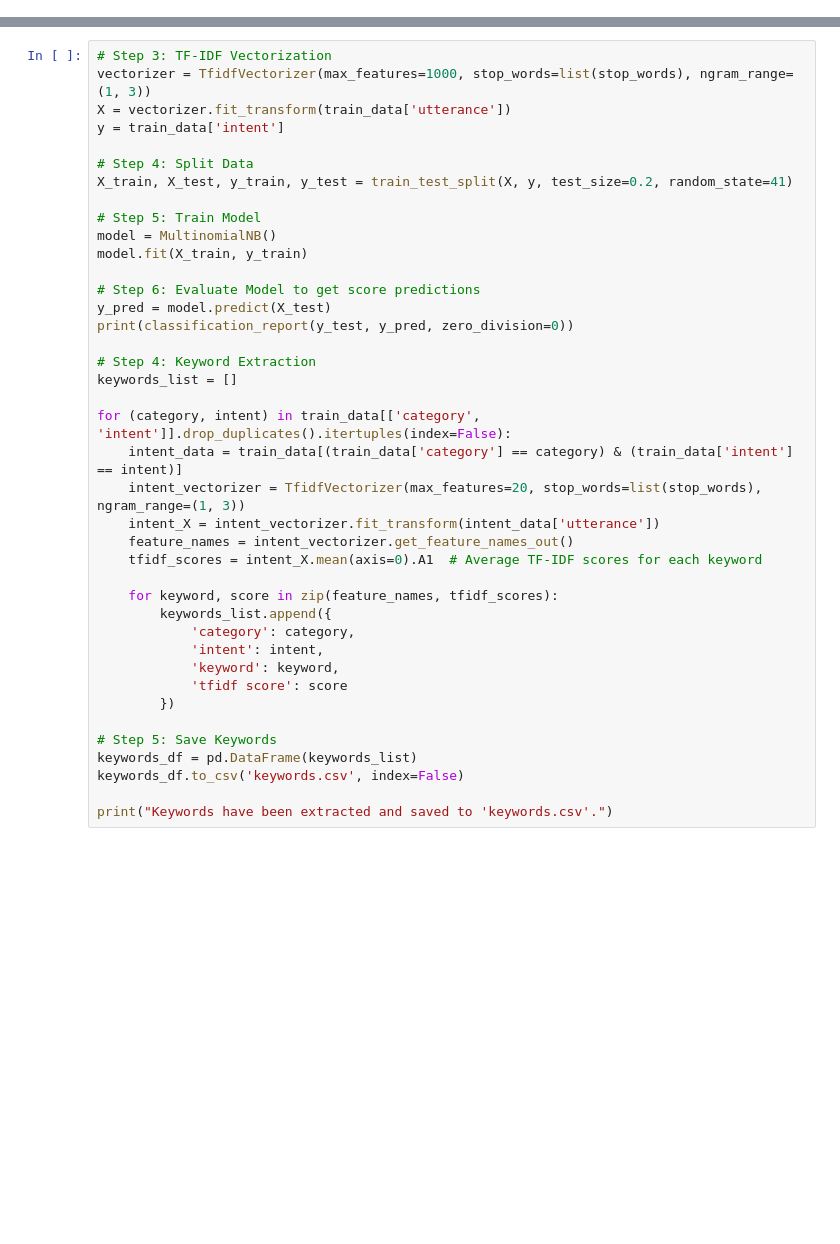
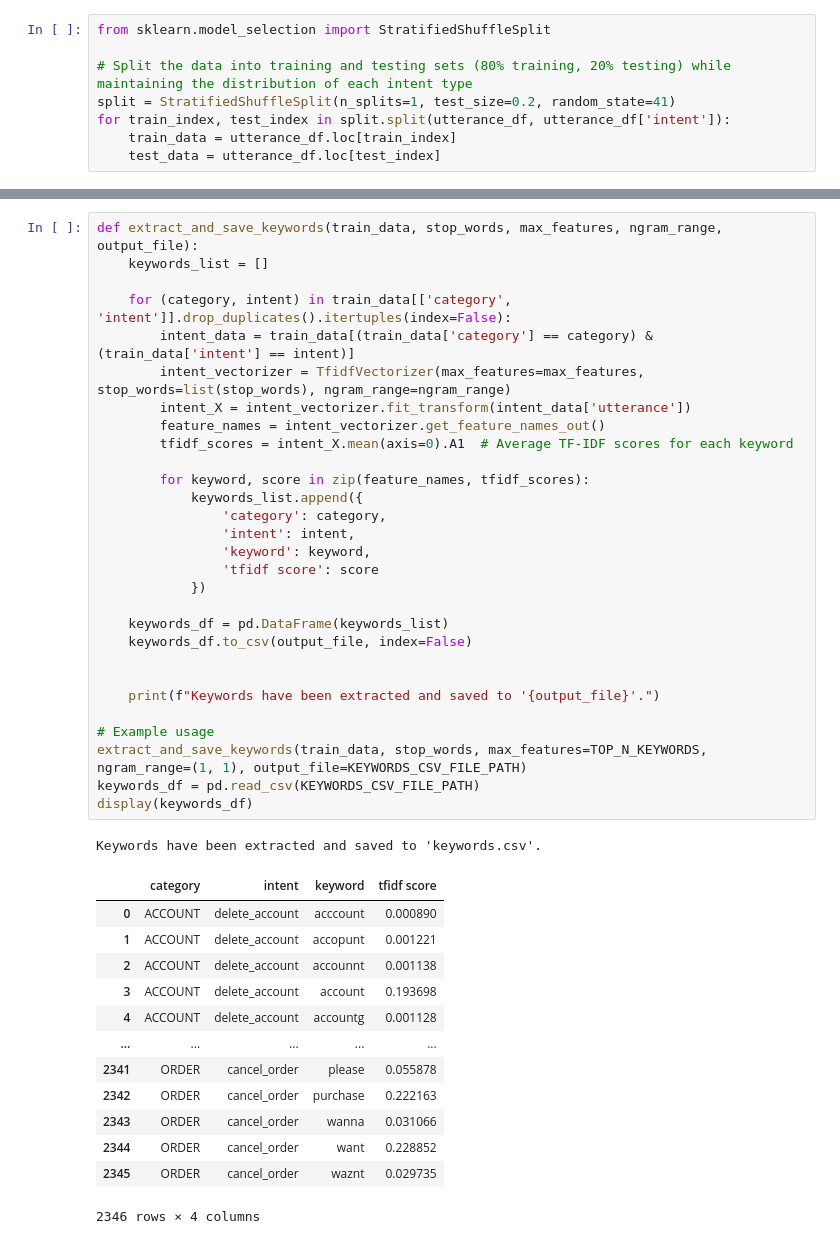
Before and after one commit to czer323/Utterance-Analysis, a Jupyter notebook: draft7.ipynb, the cells around one changed output, grey strips where cells are left out. Cells and saved outputs as stored; diff of their text form; blank space fills up the shorter version.

```diff
--- a/draft7.ipynb
+++ b/draft7.ipynb
@@ -79,0 +77,8 @@ display(test)
+# %%
+from sklearn.model_selection import StratifiedShuffleSplit
+
+# Split the data into training and testing sets (80% training, 20% testing) while maintaining the distribution of each intent type
+split = StratifiedShuffleSplit(n_splits=1, test_size=0.2, random_state=41)
+for train_index, test_index in split.split(utterance_df, utterance_df['intent']):
+    train_data = utterance_df.loc[train_index]
+    test_data = utterance_df.loc[test_index]
@@ -80,41 +119,45 @@ display(test)
 # %%
-# Step 3: TF-IDF Vectorization
-vectorizer = TfidfVectorizer(max_features=1000, stop_words=list(stop_words), ngram_range=(1, 3))
-X = vectorizer.fit_transform(train_data['utterance'])
-y = train_data['intent']
+def extract_and_save_keywords(train_data, stop_words, max_features, ngram_range, output_file):
+    keywords_list = []
 
-# Step 4: Split Data
-X_train, X_test, y_train, y_test = train_test_split(X, y, test_size=0.2, random_state=41)
+    for (category, intent) in train_data[['category', 'intent']].drop_duplicates().itertuples(index=False):
+        intent_data = train_data[(train_data['category'] == category) & (train_data['intent'] == intent)]
+        intent_vectorizer = TfidfVectorizer(max_features=max_features, stop_words=list(stop_words), ngram_range=ngram_range)
+        intent_X = intent_vectorizer.fit_transform(intent_data['utterance'])
+        feature_names = intent_vectorizer.get_feature_names_out()
+        tfidf_scores = intent_X.mean(axis=0).A1  # Average TF-IDF scores for each keyword
 
-# Step 5: Train Model
-model = MultinomialNB()
-model.fit(X_train, y_train)
+        for keyword, score in zip(feature_names, tfidf_scores):
+            keywords_list.append({
+                'category': category,
+                'intent': intent,
+                'keyword': keyword,
+                'tfidf score': score
+            })
 
-# Step 6: Evaluate Model to get score predictions
-y_pred = model.predict(X_test)
-print(classification_report(y_test, y_pred, zero_division=0))
+    keywords_df = pd.DataFrame(keywords_list)
+    keywords_df.to_csv(output_file, index=False)
 
-# Step 4: Keyword Extraction
-keywords_list = []
 
-for (category, intent) in train_data[['category', 'intent']].drop_duplicates().itertuples(index=False):
-    intent_data = train_data[(train_data['category'] == category) & (train_data['intent'] == intent)]
-    intent_vectorizer = TfidfVectorizer(max_features=20, stop_words=list(stop_words), ngram_range=(1, 3))
-    intent_X = intent_vectorizer.fit_transform(intent_data['utterance'])
-    feature_names = intent_vectorizer.get_feature_names_out()
-    tfidf_scores = intent_X.mean(axis=0).A1  # Average TF-IDF scores for each keyword
+    print(f"Keywords have been extracted and saved to '{output_file}'.")
 
-    for keyword, score in zip(feature_names, tfidf_scores):
-        keywords_list.append({
-            'category': category,
-            'intent': intent,
-            'keyword': keyword,
-            'tfidf score': score
-        })
-
-# Step 5: Save Keywords
-keywords_df = pd.DataFrame(keywords_list)
-keywords_df.to_csv('keywords.csv', index=False)
-
-print("Keywords have been extracted and saved to 'keywords.csv'.")
+# Example usage
+extract_and_save_keywords(train_data, stop_words, max_features=TOP_N_KEYWORDS, ngram_range=(1, 1), output_file=KEYWORDS_CSV_FILE_PATH)
+keywords_df = pd.read_csv(KEYWORDS_CSV_FILE_PATH)
+display(keywords_df)
+# %% [output]
+Keywords have been extracted and saved to 'keywords.csv'.
+|  | category | intent | keyword | tfidf score |
+| 0 | ACCOUNT | delete_account | acccount | 0.000890 |
+| 1 | ACCOUNT | delete_account | accopunt | 0.001221 |
+| 2 | ACCOUNT | delete_account | accounnt | 0.001138 |
+| 3 | ACCOUNT | delete_account | account | 0.193698 |
+| 4 | ACCOUNT | delete_account | accountg | 0.001128 |
+| ... | ... | ... | ... | ... |
+| 2341 | ORDER | cancel_order | please | 0.055878 |
+| 2342 | ORDER | cancel_order | purchase | 0.222163 |
+| 2343 | ORDER | cancel_order | wanna | 0.031066 |
+| 2344 | ORDER | cancel_order | want | 0.228852 |
+| 2345 | ORDER | cancel_order | waznt | 0.029735 |
+2346 rows × 4 columns
 # %%
```
Also changed, not shown: parts of 9 cells of this notebook, 4 other files.
